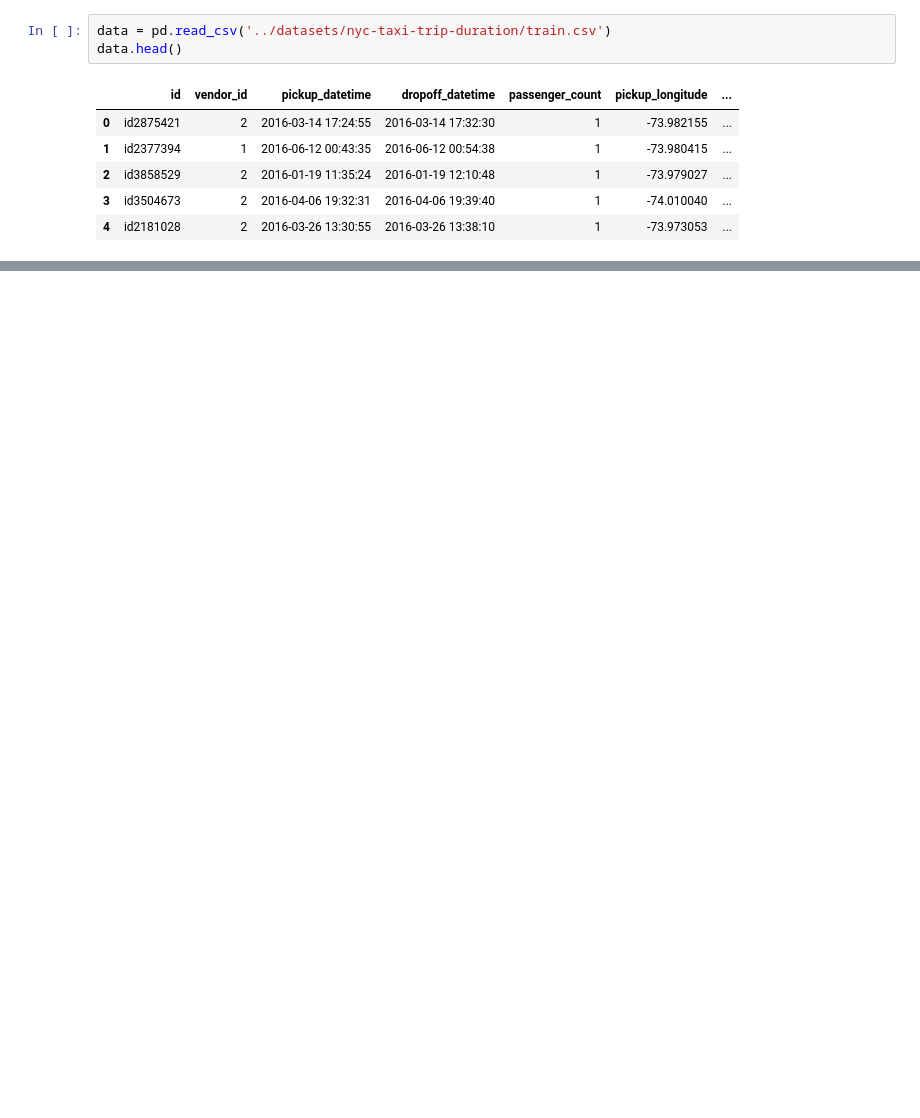
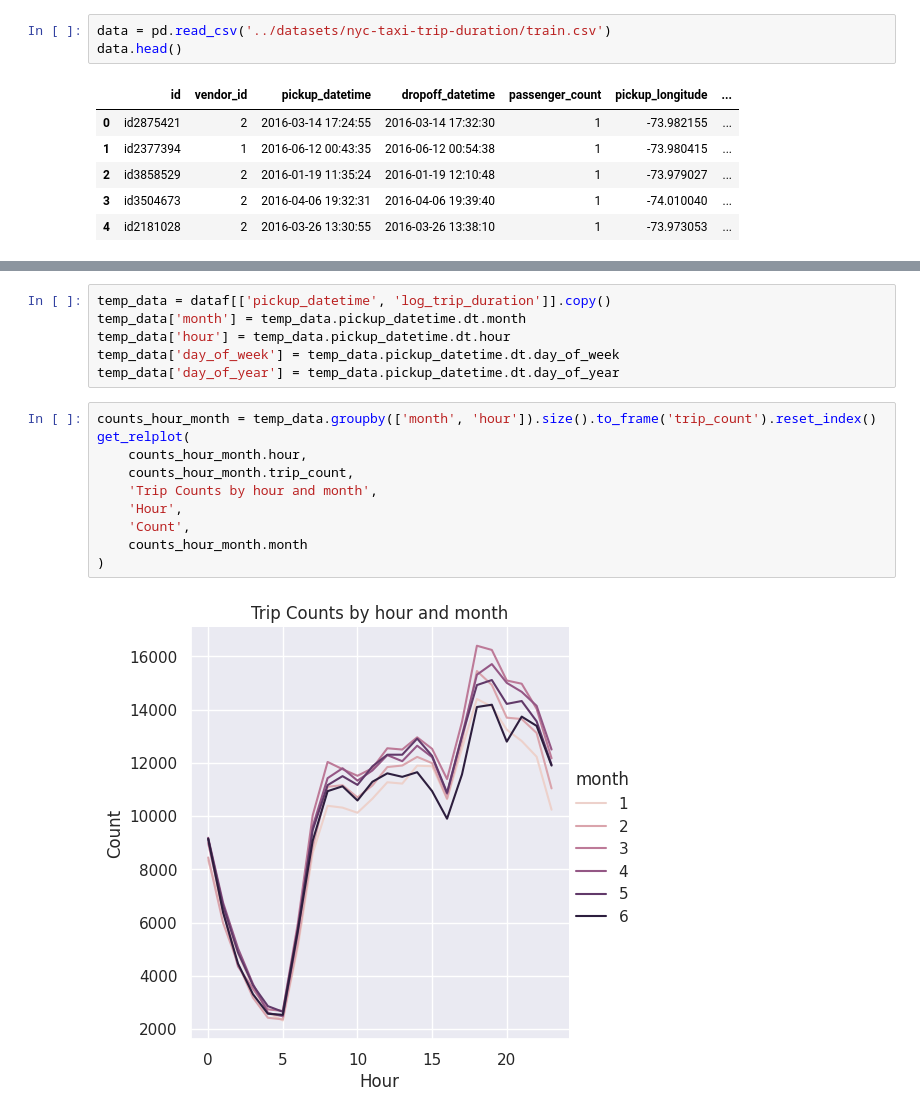
Before and after one commit to bulatibrr/nyc-taxi-trip-duration, a Jupyter notebook: nyc-taxi.ipynb, the cells around one changed output, grey strips where cells are left out. Cells and saved outputs as stored; diff of their text form; blank space fills up the shorter version.

```diff
--- a/nyc-taxi.ipynb
+++ b/nyc-taxi.ipynb
@@ -16,0 +100,18 @@ data.head()
+# %%
+temp_data = dataf[['pickup_datetime', 'log_trip_duration']].copy()
+temp_data['month'] = temp_data.pickup_datetime.dt.month
+temp_data['hour'] = temp_data.pickup_datetime.dt.hour
+temp_data['day_of_week'] = temp_data.pickup_datetime.dt.day_of_week
+temp_data['day_of_year'] = temp_data.pickup_datetime.dt.day_of_year
+# %%
+counts_hour_month = temp_data.groupby(['month', 'hour']).size().to_frame('trip_count').reset_index()
+get_relplot(
+    counts_hour_month.hour,
+    counts_hour_month.trip_count,
+    'Trip Counts by hour and month',
+    'Hour',
+    'Count',
+    counts_hour_month.month
+)
+# %% [output]
+[figure, added]
```
Also changed, not shown: parts of 17 cells of this notebook.
